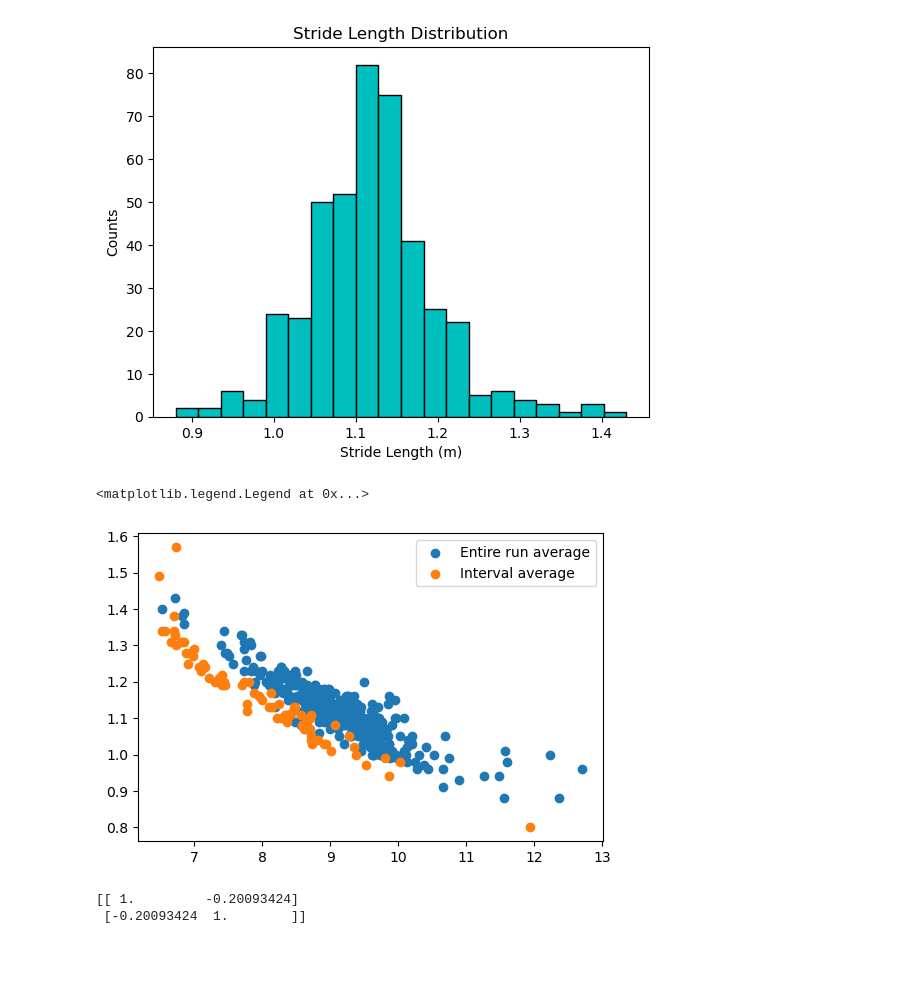
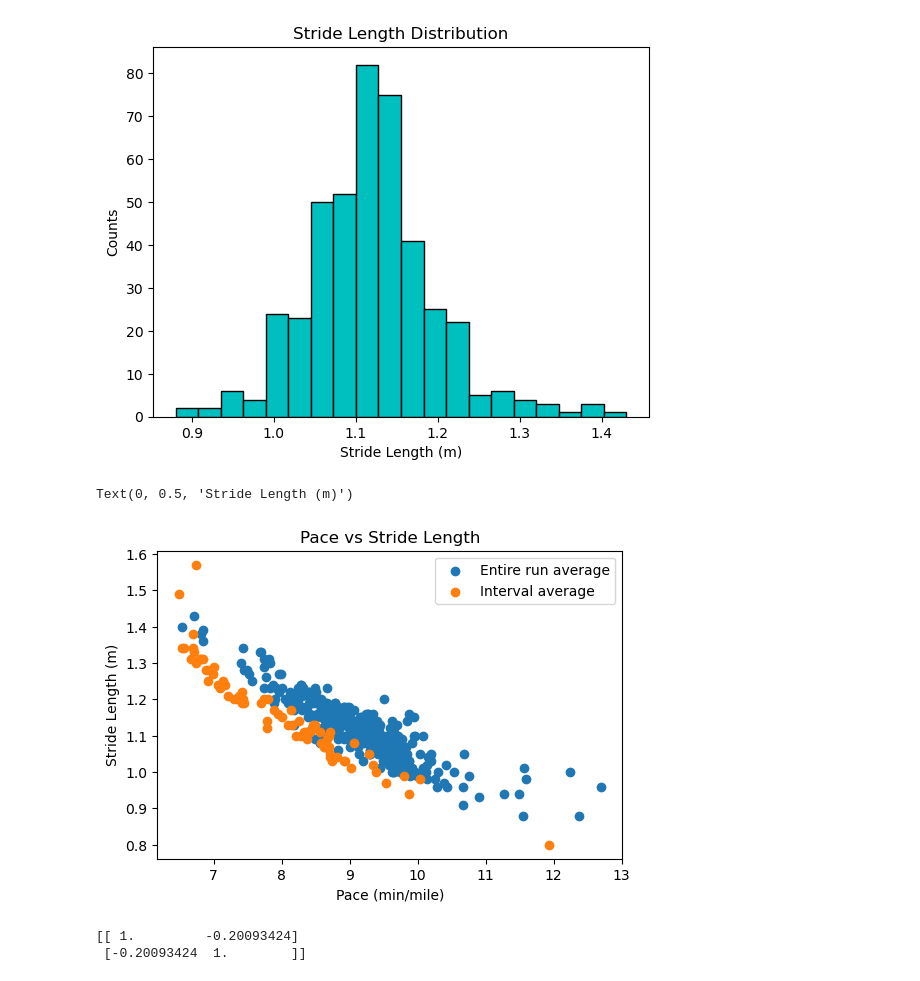
Before and after one commit to mgrecu35/garmin_analysis, a Jupyter notebook: garmin_analytics.ipynb, the cells around one changed output. Saved outputs shown, nothing was run; the diff lists cells and outputs as text; code cells hidden in the pictures; blank space fills up the shorter version.

```diff
--- a/garmin_analytics.ipynb
+++ b/garmin_analytics.ipynb
@@ -65,15 +69,18 @@ Text(0, 0.5, 'Counts')
 # %%
 plt.figure(figsize=(6,4))
 plt.subplot(111)
 plt.scatter(pace_floatL,avg_stride_lengthL,label='Entire run average')
 # read and plot recent interval data
 new_pace_data=np.loadtxt('interval_paceL.txt')
 new_stride_data=np.loadtxt('interval_strideL.txt')
 plt.scatter(new_pace_data,new_stride_data,label='Interval average')
 plt.legend()
+plt.title('Pace vs Stride Length')
+plt.xlabel('Pace (min/mile)')
+plt.ylabel('Stride Length (m)')
 # %% [output]
-<matplotlib.legend.Legend at 0x...>
+Text(0, 0.5, 'Stride Length (m)')
-[figure, old version]
+[figure, new version]
 # %%
 print(np.corrcoef(dist_floatL,pace_floatL))
 # is there any correlation between distance and pace?
```
Also changed, not shown: parts of 1 cell of this notebook.
